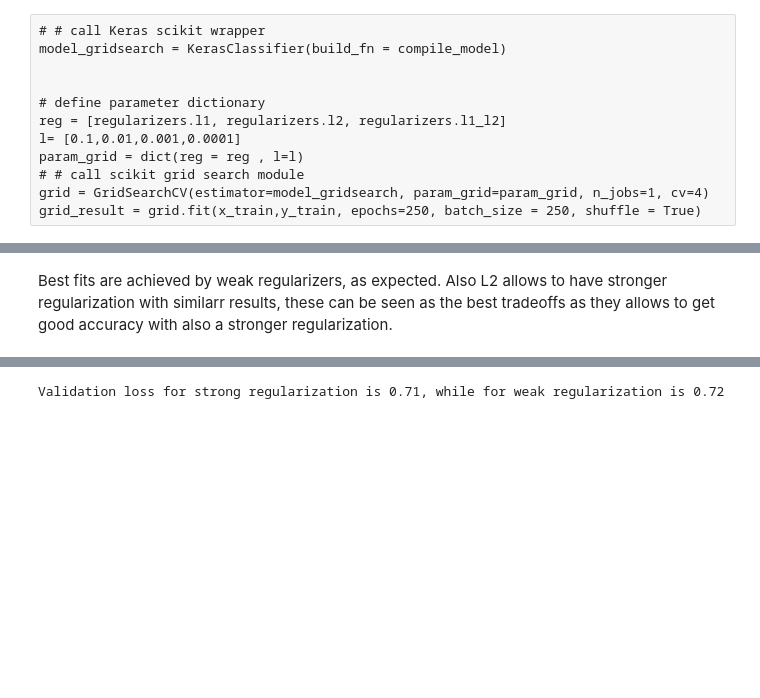
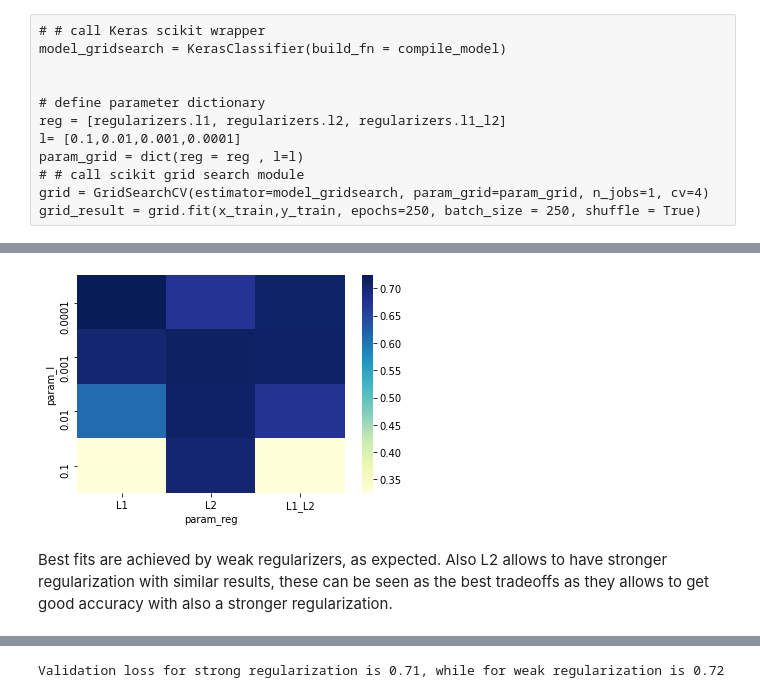
Before and after one commit to LorenzoBuriola/LoCP_moduleB, a Jupyter notebook: Week3/FPGheArt_exercise3.ipynb, the cells around one changed output, grey strips where cells are left out. Cells and saved outputs as stored; diff of their text form; code cells hidden in the pictures; blank space fills up the shorter version.

```diff
--- a/Week3/FPGheArt_exercise3.ipynb
+++ b/Week3/FPGheArt_exercise3.ipynb
@@ -549,8 +583,16 @@ df_GridSearch.sort_values(by = "rank_test_score", ascending = False)
 | 4 | 12.064559 | 1.456055 | 0.162866 | 0.031747 | 0.0100 | <class 'tensorflow.python.keras.r... | {'l': 0.01, 'reg': <class 'tensor... | ... |
 | 7 | 15.999654 | 3.616142 | 0.187711 | 0.062828 | 0.0010 | <class 'tensorflow.python.keras.r... | {'l': 0.001, 'reg': <class 'tenso... | ... |
 | 9 | 13.789652 | 3.290008 | 0.172440 | 0.036120 | 0.0001 | <class 'tensorflow.python.keras.r... | {'l': 0.0001, 'reg': <class 'tens... | ... |
+# %%
+pr = df_GridSearch.pivot(index = "param_l", columns = "param_reg", values = "mean_test_score")
+g = sns.heatmap(pr, cmap="YlGnBu")
+g.set(xticklabels=["L1", "L2", "L1_L2"])
+plt.xticks(rotation=0)
+plt.show()
+# %% [output]
+[figure, added]
 # %% [markdown]
-Best fits are achieved by weak regularizers, as expected. Also L2 allows to have stronger regularization with similarr results, these can be seen as the best tradeoffs as they allows to get good accuracy with also a stronger regularization.
+Best fits are achieved by weak regularizers, as expected. Also L2 allows to have stronger regularization with similar results, these can be seen as the best tradeoffs as they allows to get good accuracy with also a stronger regularization.
 # %%
 batch_size = 250
 epochs = 250
```
Also changed, not shown: parts of 51 cells of this notebook, 3 other files.
